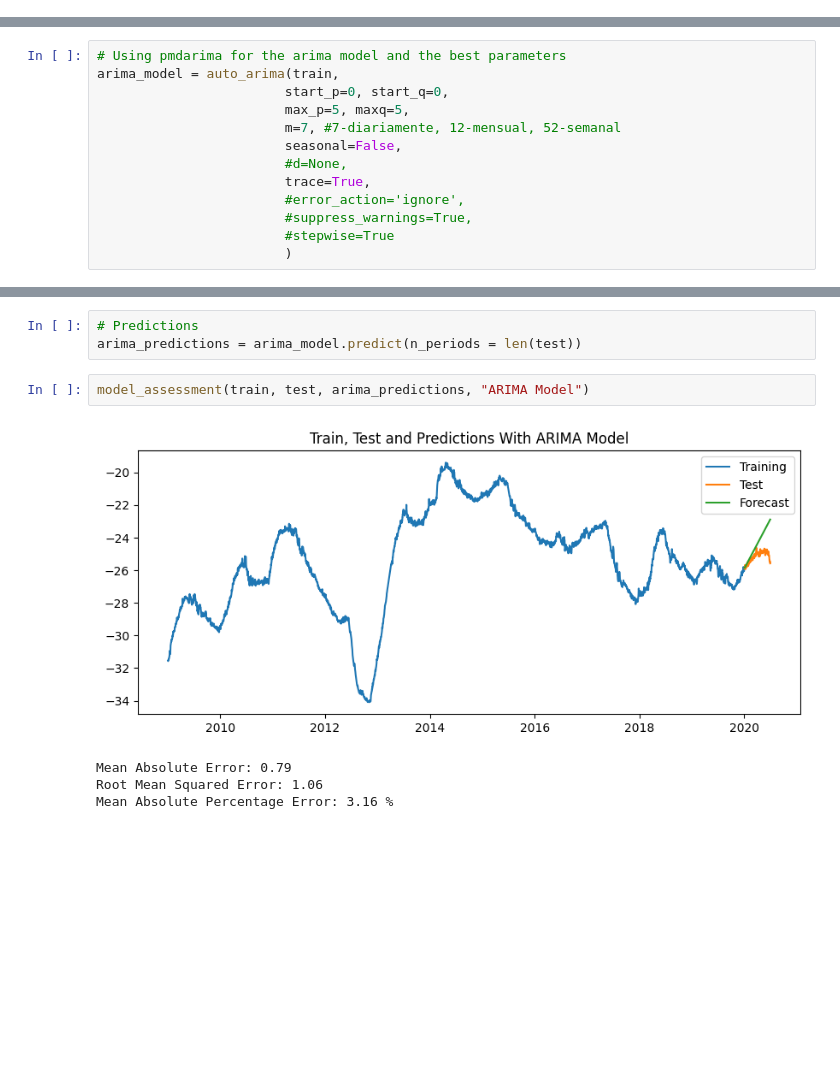
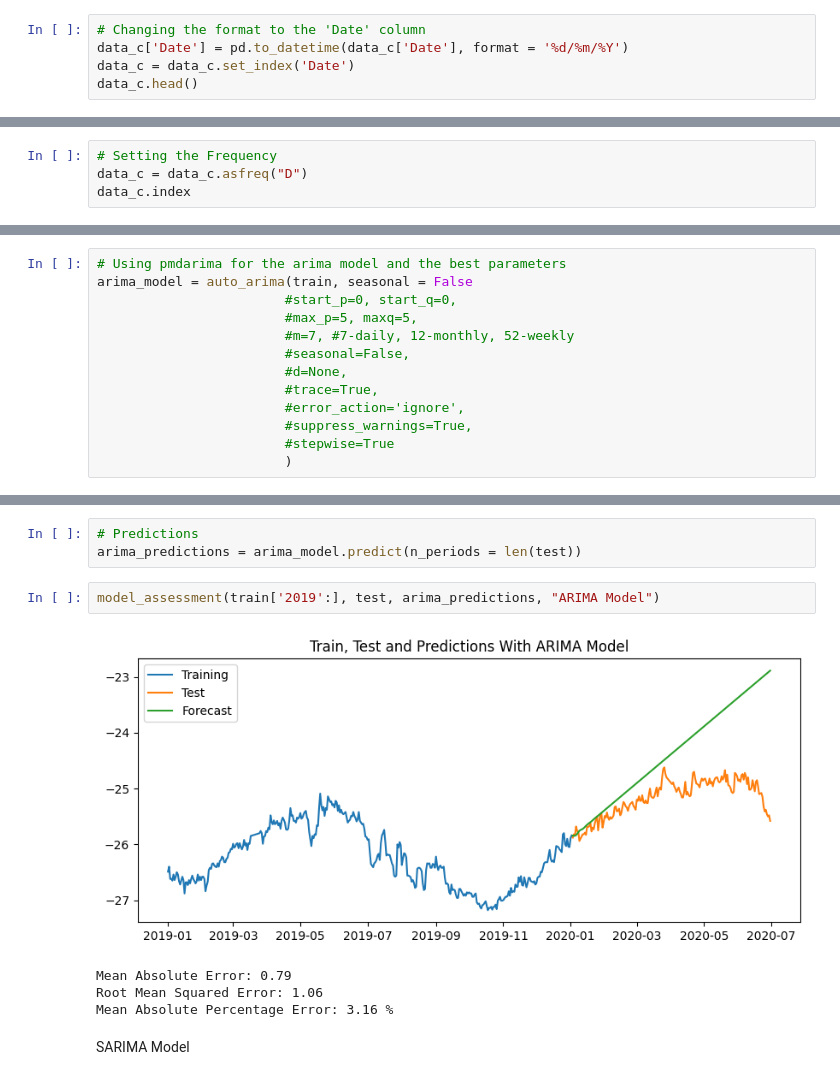
Before and after one commit to 4GeeksAcademy/remelop_Time_Series_Project, a Jupyter notebook: src/Time_Series_Project.ipynb, the cells around one changed output, grey strips where cells are left out. Cells and saved outputs as stored; diff of their text form; blank space fills up the shorter version.

Commit message:
sarimax

```diff
--- a/src/Time_Series_Project.ipynb
+++ b/src/Time_Series_Project.ipynb
@@ -101,3 +101,8 @@ data_c.head()
 | 2 | 03/01/2009 | 0.0 | 4.15 | 2.4 | -25766.208 | -31.52 |
 | 3 | 04/01/2009 | 0.0 | 0.80 | 2.4 | -27919.296 | -31.48 |
 | 4 | 05/01/2009 | 0.0 | -2.00 | 2.3 | -29854.656 | -31.48 |
+# %%
+# Changing the format to the 'Date' column
+data_c['Date'] = pd.to_datetime(data_c['Date'], format = '%d/%m/%Y')
+data_c = data_c.set_index('Date')
+data_c.head()
@@ -103,0 +128,4 @@ data_c.head()
+# %%
+# Setting the Frequency
+data_c = data_c.asfreq("D")
+data_c.index
@@ -304,12 +349,12 @@ The evidence suggests that the time series is not estatioanry
 # %%
 # Using pmdarima for the arima model and the best parameters
-arima_model = auto_arima(train,
-                        start_p=0, start_q=0,
-                        max_p=5, maxq=5,
-                        m=7, #7-diariamente, 12-mensual, 52-semanal
-                        seasonal=False,
+arima_model = auto_arima(train, seasonal = False
+                        #start_p=0, start_q=0,
+                        #max_p=5, maxq=5,
+                        #m=7, #7-daily, 12-monthly, 52-weekly
+                        #seasonal=False,
                         #d=None,
-                        trace=True,
+                        #trace=True,
                         #error_action='ignore',
                         #suppress_warnings=True,
                         #stepwise=True
@@ -363,9 +390,11 @@ Warnings:
 # Predictions
 arima_predictions = arima_model.predict(n_periods = len(test))
 # %%
-model_assessment(train, test, arima_predictions, "ARIMA Model")
+model_assessment(train['2019':], test, arima_predictions, "ARIMA Model")
 # %% [output]
-[figure, old version]
+[figure, new version]
 Mean Absolute Error: 0.79
 Root Mean Squared Error: 1.06
 Mean Absolute Percentage Error: 3.16 %
+# %% [markdown]
+SARIMA Model
```
Also changed, not shown: parts of 13 cells of this notebook.
